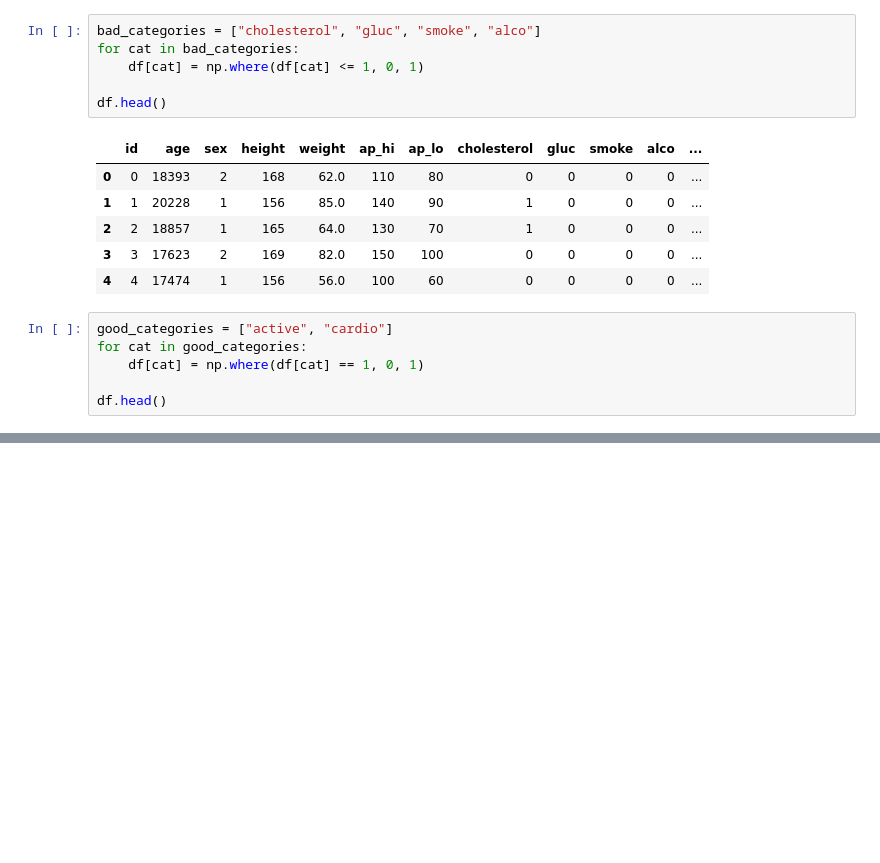
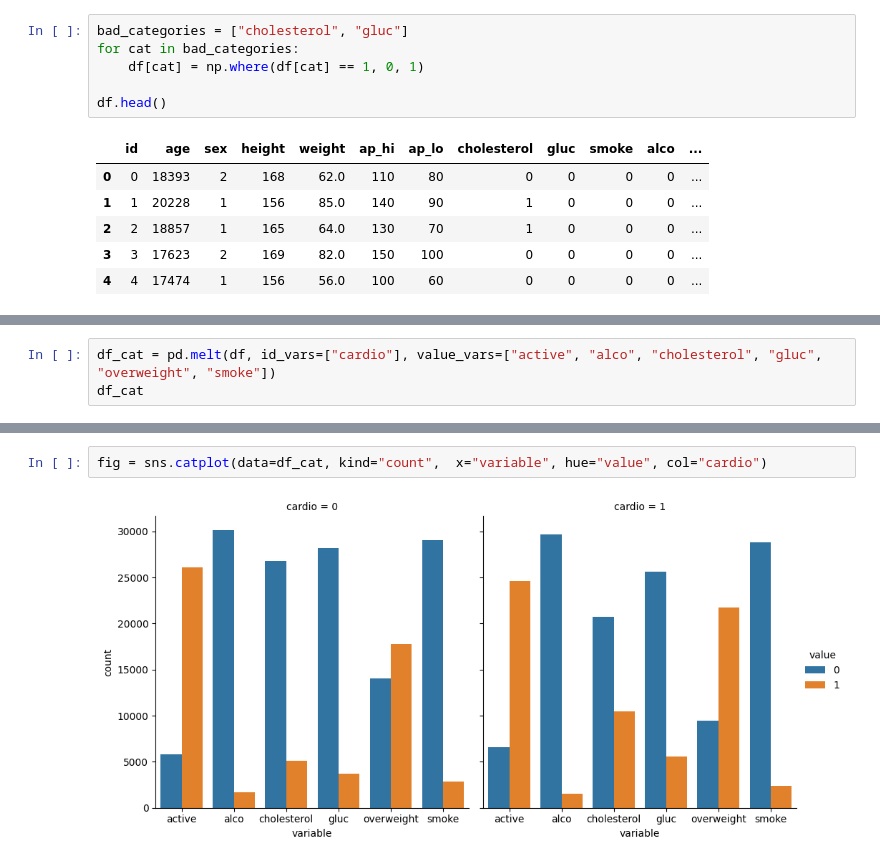
Before and after one commit to cruzcyn/Medical-Data-Visualizer, a Jupyter notebook: notebook.ipynb, the cells around one changed output, grey strips where cells are left out. Saved outputs shown, nothing was run; the diff lists cells and outputs as text; blank space fills up the shorter version.

Commit message:
Edit previous code to fix the BMI calculation. Draw the catplot with the melted df

```diff
--- a/notebook.ipynb
+++ b/notebook.ipynb
@@ -74,7 +35,7 @@ df.head(3)
 # %%
-bad_categories = ["cholesterol", "gluc", "smoke", "alco"]
+bad_categories = ["cholesterol", "gluc"]
 for cat in bad_categories:
-    df[cat] = np.where(df[cat] <= 1, 0, 1)
+    df[cat] = np.where(df[cat] == 1, 0, 1)
 
 df.head()
 # %% [output]
@@ -84,9 +45,3 @@ df.head()
 | 2 | 2 | 18857 | 1 | 165 | 64.0 | 130 | 70 | 1 | 0 | 0 | 0 | ... |
 | 3 | 3 | 17623 | 2 | 169 | 82.0 | 150 | 100 | 0 | 0 | 0 | 0 | ... |
 | 4 | 4 | 17474 | 1 | 156 | 56.0 | 100 | 60 | 0 | 0 | 0 | 0 | ... |
-# %%
-good_categories = ["active", "cardio"]
-for cat in good_categories:
-    df[cat] = np.where(df[cat] == 1, 0, 1)
-
-df.head()
@@ -99,0 +48,3 @@ df.head()
+# %%
+df_cat = pd.melt(df, id_vars=["cardio"], value_vars=["active", "alco", "cholesterol", "gluc", "overweight", "smoke"])
+df_cat
@@ -99,0 +65,4 @@ df.head()
+# %%
+fig = sns.catplot(data=df_cat, kind="count",  x="variable", hue="value", col="cardio")
+# %% [output]
+[figure, added]
```
Also changed, not shown: parts of 7 cells of this notebook, 1 other file.
